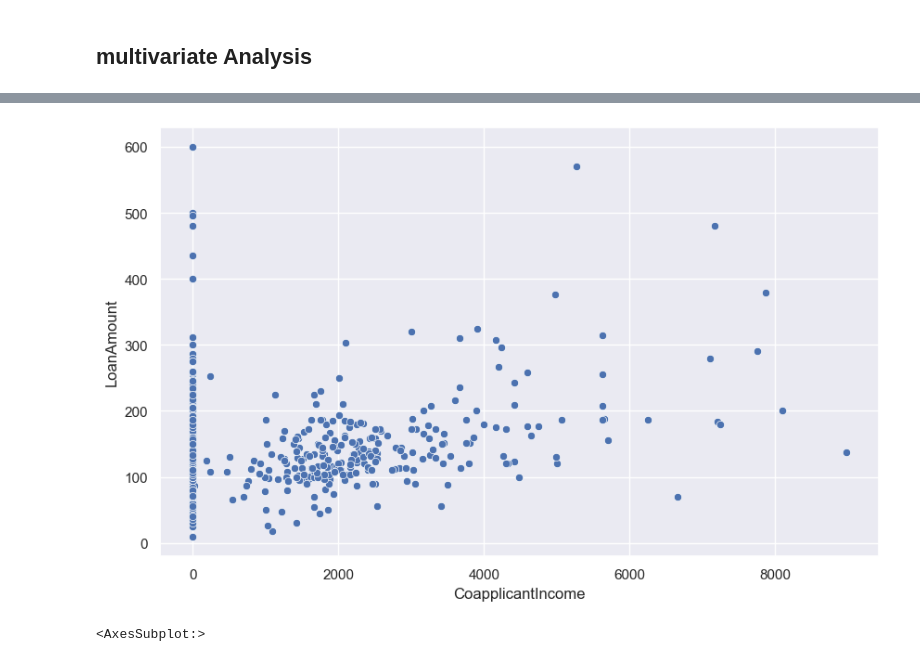
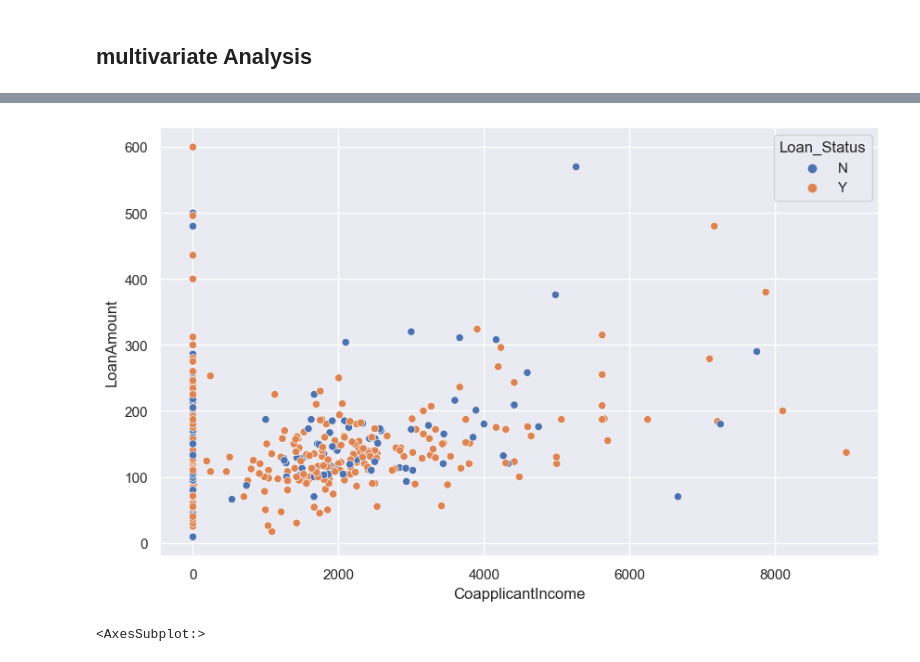
Before and after one commit to Ibrahim182/Epsilon-AI-Internship, a Jupyter notebook: Second phase/Loan/loan.ipynb, the cells around one changed output, grey strips where cells are left out. Cells and saved outputs as stored; diff of their text form; code cells hidden in the pictures.

```diff
--- a/Second phase/Loan/loan.ipynb
+++ b/Second phase/Loan/loan.ipynb
@@ -263,7 +263,7 @@ sns.scatterplot(data=df, x='ApplicantIncome', y='LoanAmount');
 # %%
-sns.scatterplot(data=df, x='CoapplicantIncome', y='LoanAmount');
+sns.scatterplot(data=df, x='CoapplicantIncome', y='LoanAmount', hue='Loan_Status');
 # %% [output]
-[figure, old version]
+[figure, new version]
 # %%
 sns.heatmap(df.corr(), annot=True)
 # %% [output]
```
Also changed, not shown: parts of 3 cells of this notebook, 2 other files.
